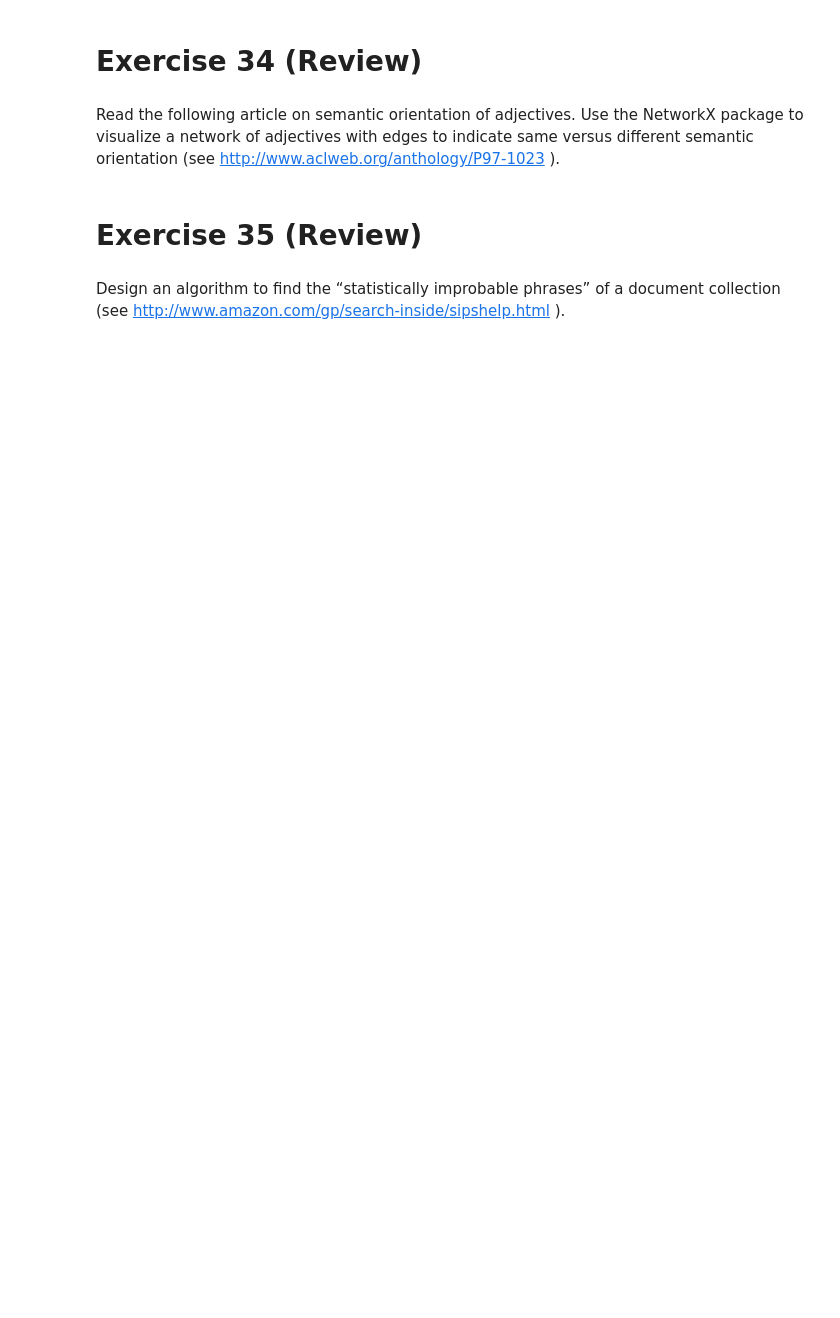
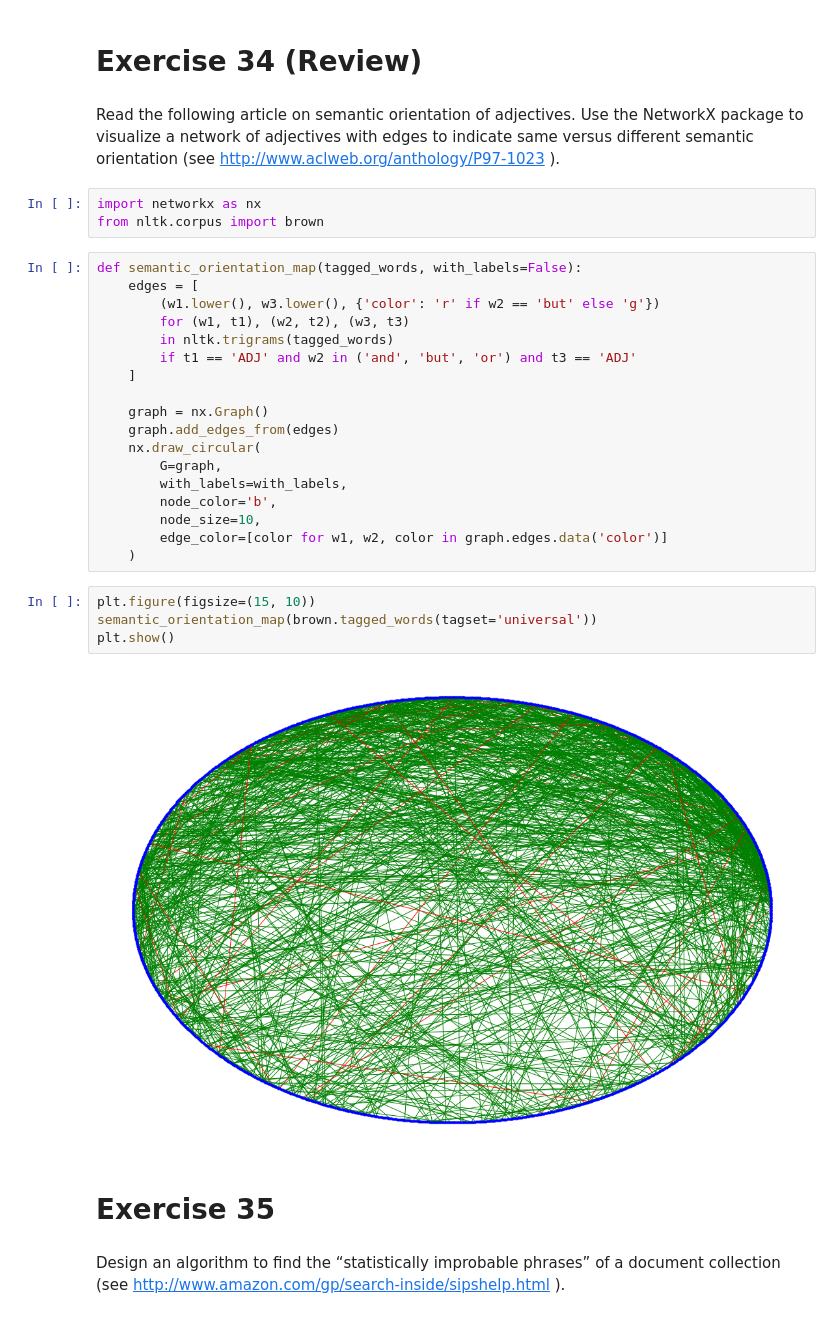
Before and after one commit to rjafarau/nltk-book, a Jupyter notebook: solutions/chapter_04.ipynb, the cells around one changed output. Cells and saved outputs as stored; diff of their text form; blank space fills up the shorter version.

```diff
--- a/solutions/chapter_04.ipynb
+++ b/solutions/chapter_04.ipynb
@@ -963,8 +995,35 @@ default backoff taggers have access to the full vocabulary.
 Read the following article on semantic orientation of adjectives. Use the NetworkX
 package to visualize a network of adjectives with edges to indicate same
 versus different semantic orientation (see http://www.aclweb.org/anthology/P97-1023 ).
+# %%
+import networkx as nx
+from nltk.corpus import brown
+# %%
+def semantic_orientation_map(tagged_words, with_labels=False):
+    edges = [
+        (w1.lower(), w3.lower(), {'color': 'r' if w2 == 'but' else 'g'})
+        for (w1, t1), (w2, t2), (w3, t3)
+        in nltk.trigrams(tagged_words)
+        if t1 == 'ADJ' and w2 in ('and', 'but', 'or') and t3 == 'ADJ'
+    ]
+
+    graph = nx.Graph()
+    graph.add_edges_from(edges)
+    nx.draw_circular(
+        G=graph,
+        with_labels=with_labels,
+        node_color='b',
+        node_size=10,
+        edge_color=[color for w1, w2, color in graph.edges.data('color')]
+    )
+# %%
+plt.figure(figsize=(15, 10))
+semantic_orientation_map(brown.tagged_words(tagset='universal'))
+plt.show()
+# %% [output]
+[figure, added]
 # %% [markdown]
-# Exercise 35 (Review)
+# Exercise 35
 # %% [markdown]
 Design an algorithm to find the “statistically improbable phrases” of a document
 collection (see http://www.amazon.com/gp/search-inside/sipshelp.html ).
```
Also changed, not shown: parts of 16 cells of this notebook.
